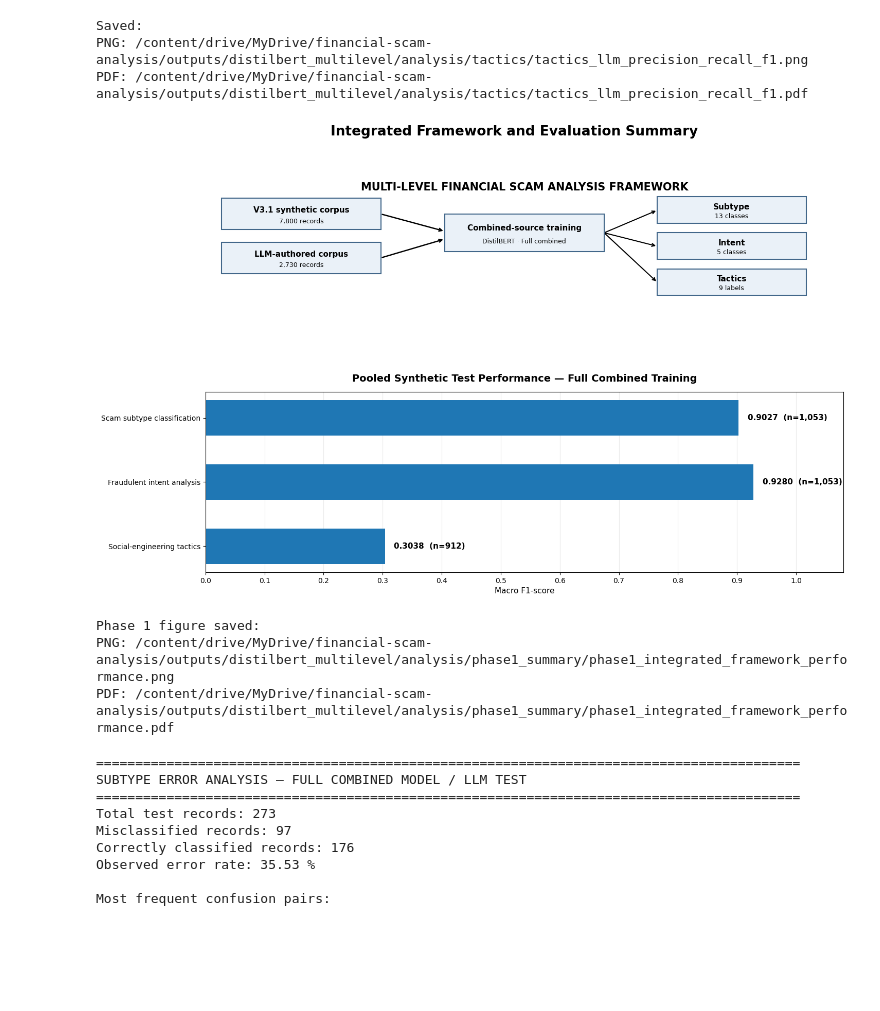
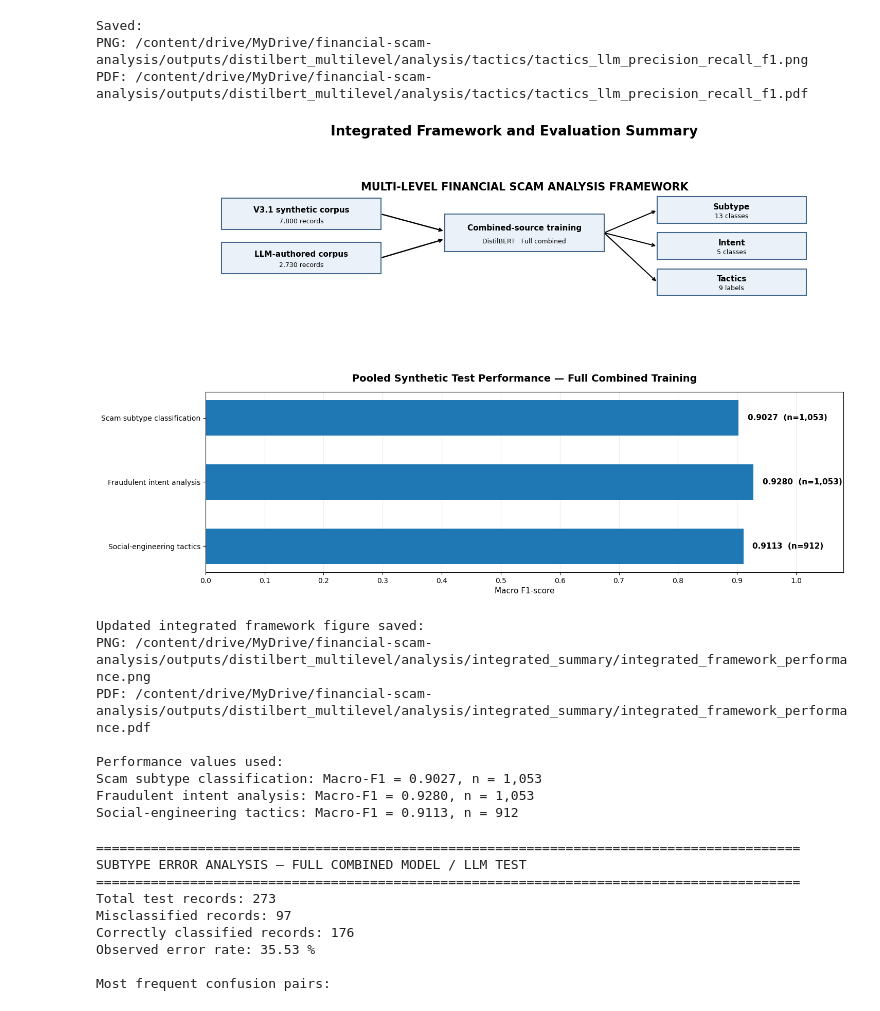
Before and after one commit to Supan-Roy/financial-scam-analysis, a Jupyter notebook: notebooks/11_distilbert_multilevel_synthetic_training.ipynb, the cells around one changed output. Saved outputs shown, nothing was run; the diff lists cells and outputs as text; code cells hidden in the pictures; blank space fills up the shorter version.

```diff
--- a/notebooks/11_distilbert_multilevel_synthetic_training.ipynb
+++ b/notebooks/11_distilbert_multilevel_synthetic_training.ipynb
@@ -3914,8 +3933,9 @@ Saved:
 PNG: /content/drive/MyDrive/financial-scam-analysis/outputs/distilbert_multilevel/analysis/tactics/tactics_llm_precision_recall_f1.png
 PDF: /content/drive/MyDrive/financial-scam-analysis/outputs/distilbert_multilevel/analysis/tactics/tactics_llm_precision_recall_f1.pdf
 # %%
-# Retrieve the full-combined pooled test metrics
-phase1_results = (
+# Retrieve full-combined pooled test metrics
+import matplotlib.pyplot as plt
+combined_results = (
     pooled_metrics_df[
         pooled_metrics_df["experiment"] == "full_combined"
     ]
@@ -3923,6 +3943,7 @@ phase1_results = (
 )
 
 task_order = ["subtype", "intent", "tactics"]
+
 task_names = [
     "Scam subtype classification",
     "Fraudulent intent analysis",
@@ -3930,16 +3951,17 @@ task_names = [
 ]
 
 scores = [
-    phase1_results.loc[task, "macro_f1"]
+    combined_results.loc[task, "macro_f1"]
     for task in task_order
 ]
 
 test_counts = [
-    int(phase1_results.loc[task, "test_records"])
+    int(combined_results.loc[task, "test_records"])
     for task in task_order
 ]
 
 fig = plt.figure(figsize=(16, 10))
+
 gs = fig.add_gridspec(
     2, 1,
     height_ratios=[1, 1.15],
@@ -3954,6 +3976,7 @@ ax1.set_xlim(0, 12)
 ax1.set_ylim(0, 5)
 ax1.axis("off")
 
+
 def draw_box(ax, x, y, width, height, title, subtitle):
     rect = plt.Rectangle(
         (x, y), width, height,
@@ -3962,32 +3985,43 @@ def draw_box(ax, x, y, width, height, title, subtitle):
         linewidth=1.5,
         transform=ax.transData
     )
+
     ax.add_patch(rect)
+
     ax.text(
         x + width / 2, y + height * 0.62,
         title, ha="center", va="center",
         fontsize=11, fontweight="bold"
     )
+
     ax.text(
         x + width / 2, y + height * 0.27,
         subtitle, ha="center", va="center",
         fontsize=9
     )
 
-draw_box(ax1, 0.3, 3.3, 3.0, 1.0,
-         "V3.1 synthetic corpus", "7,800 records")
 
-draw_box(ax1, 0.3, 1.9, 3.0, 1.0,
-         "LLM-authored corpus", "2,730 records")
+draw_box(
+    ax1, 0.3, 3.3, 3.0, 1.0,
+    "V3.1 synthetic corpus", "7,800 records"
+)
 
-draw_box(ax1, 4.5, 2.6, 3.0, 1.2,
-         "Combined-source training", "DistilBERT · Full combined")
+draw_box(
+    ax1, 0.3, 1.9, 3.0, 1.0,
+    "LLM-authored corpus", "2,730 records"
+)
+
+draw_box(
+    ax1, 4.5, 2.6, 3.0, 1.2,
+    "Combined-source training", "DistilBERT · Full combined"
+)
 
 # Arrows into combined training
 ax1.annotate(
     "", xy=(4.5, 3.25), xytext=(3.3, 3.8),
     arrowprops=dict(arrowstyle="->", lw=1.8)
 )
+
 ax1.annotate(
     "", xy=(4.5, 3.0), xytext=(3.3, 2.4),
     arrowprops=dict(arrowstyle="->", lw=1.8)
@@ -4002,6 +4036,7 @@ model_boxes = [
 
 for x, y, title, subtitle in model_boxes:
     draw_box(ax1, x, y, 2.8, 0.85, title, subtitle)
+
     ax1.annotate(
         "", xy=(x, y + 0.42), xytext=(7.5, 3.2),
         arrowprops=dict(arrowstyle="->", lw=1.5)
@@ -4015,7 +4050,7 @@ ax1.text(
 )
 
 # --------------------------------------------------
-# BOTTOM: Pooled test performance
+# BOTTOM: Corrected pooled test performance
 # --------------------------------------------------
 ax2 = fig.add_subplot(gs[1])
 
@@ -4026,7 +4061,12 @@ bars = ax2.barh(
 )
 
 ax2.set_xlim(0, 1.08)
-ax2.set_xlabel("Macro F1-score", fontsize=11)
+
+ax2.set_xlabel(
+    "Macro F1-score",
+    fontsize=11
+)
+
 ax2.set_title(
     "Pooled Synthetic Test Performance — Full Combined Training",
     fontsize=14,
@@ -4051,41 +4091,51 @@ for bar, score, count in zip(
         fontsize=11,
         fontweight="bold"
     )
 
 fig.suptitle(
     "Integrated Framework and Evaluation Summary",
     fontsize=19,
     fontweight="bold",
     y=0.98
 )
 
-phase1_dir = OUTPUT_DIR / "analysis" / "phase1_summary"
-phase1_dir.mkdir(parents=True, exist_ok=True)
+# Save updated figures
+figure_dir = OUTPUT_DIR / "analysis" / "integrated_summary"
+figure_dir.mkdir(parents=True, exist_ok=True)
 
-figure_path = phase1_dir / "phase1_integrated_framework_performance"
+figure_path = figure_dir / "integrated_framework_performance"
 
 fig.savefig(
     f"{figure_path}.png",
     dpi=300,
     bbox_inches="tight"
 )
 
 fig.savefig(
     f"{figure_path}.pdf",
     bbox_inches="tight"
 )
 
 plt.show()
 plt.close(fig)
 
-print("Phase 1 figure saved:")
+print("Updated integrated framework figure saved:")
 print(f"PNG: {figure_path}.png")
 print(f"PDF: {figure_path}.pdf")
+
+print("\nPerformance values used:")
+for task, score, count in zip(task_names, scores, test_counts):
+    print(f"{task}: Macro-F1 = {score:.4f}, n = {count:,}")
 # %% [output]
-[figure, old version]
+[figure, new version]
-Phase 1 figure saved:
-PNG: /content/drive/MyDrive/financial-scam-analysis/outputs/distilbert_multilevel/analysis/phase1_summary/phase1_integrated_framework_performance.png
-PDF: /content/drive/MyDrive/financial-scam-analysis/outputs/distilbert_multilevel/analysis/phase1_summary/phase1_integrated_framework_performance.pdf
+Updated integrated framework figure saved:
+PNG: /content/drive/MyDrive/financial-scam-analysis/outputs/distilbert_multilevel/analysis/integrated_summary/integrated_framework_performance.png
+PDF: /content/drive/MyDrive/financial-scam-analysis/outputs/distilbert_multilevel/analysis/integrated_summary/integrated_framework_performance.pdf
+
+Performance values used:
+Scam subtype classification: Macro-F1 = 0.9027, n = 1,053
+Fraudulent intent analysis: Macro-F1 = 0.9280, n = 1,053
+Social-engineering tactics: Macro-F1 = 0.9113, n = 912
 # %%
 # Extract full-combined subtype errors on LLM test
 subtype_error_df = all_predictions_df[
```
Also changed, not shown: parts of 2 cells of this notebook.
